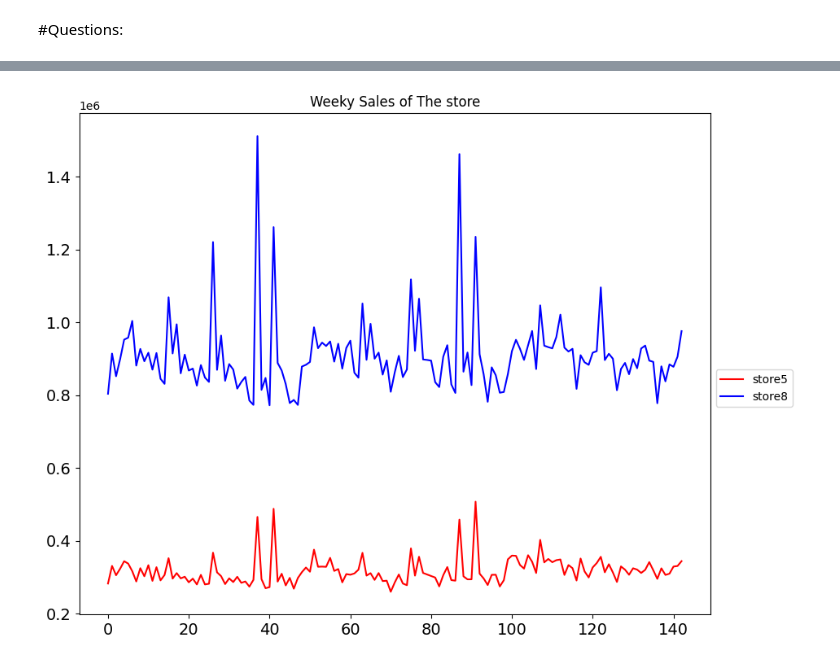
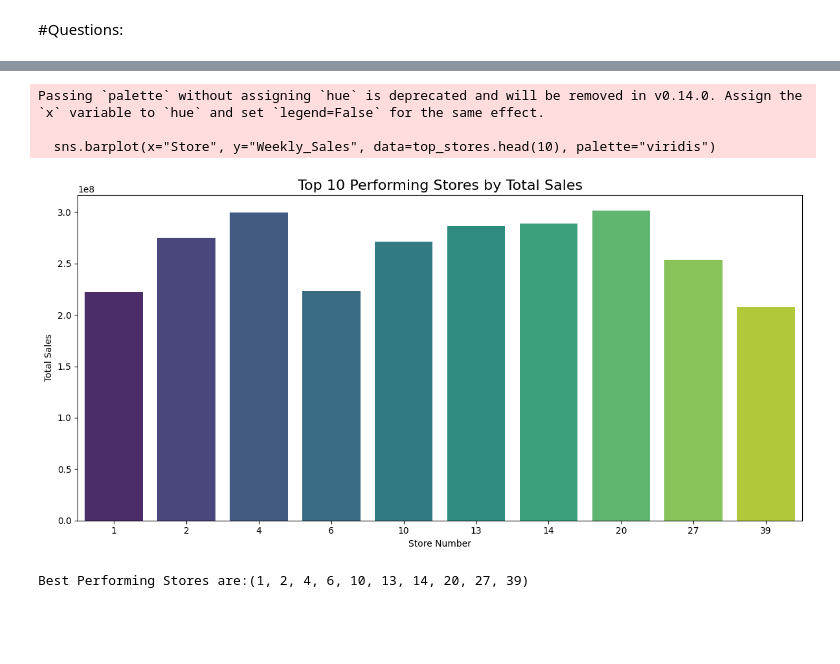
Before and after one commit to karanbhatt1/MachineLearning, a Jupyter notebook: Wallmart.ipynb, the cells around one changed output, grey strips where cells are left out. Cells and saved outputs as stored; diff of their text form; code cells hidden in the pictures; blank space fills up the shorter version.

```diff
--- a/Wallmart.ipynb
+++ b/Wallmart.ipynb
@@ -22,5 +34,4 @@ import matplotlib.pyplot as plt
 import seaborn as sns
 # %%
 # reading the dataset
-
-data_set = pd.read_csv("/content/drive/MyDrive/Dataset/Walmart DataSet.csv")
+data_set = pd.read_csv("/content/drive/MyDrive/Datasets/Walmart DataSet.csv")
@@ -58,2 +46,2 @@ data_set.tail()
 # %%
-data_set["Date"] = pd.to_datetime(data_set["Date"],format="%d-%M-%Y")
+data_set["Date"] = pd.to_datetime(data_set["Date"],format="%d-%m-%Y")
@@ -232,8 +210,0 @@ plt.show()
-# %%
-# ploting week_sales on each date to analyze the trend, seasonality or patern
-graph = store5["Weekly_Sales"].plot(figsize=(10,8),title='Weeky Sales of The store',fontsize=14, color='red',label='store5')
-graph.plot(store8["Weekly_Sales"],color="blue",label='store8')
-plt.legend(loc='best', bbox_to_anchor=(1, 0.5))
-plt.show()
-# %% [output]
-[figure, removed]
@@ -248,0 +211,24 @@ sales.dtypes
+# %%
+"""5"""
+
+# Top performing stores according to the historical data.
+
+"""ANS:"""
+
+top_stores = data_set.groupby("Store")["Weekly_Sales"].sum().reset_index()
+top_stores = top_stores.sort_values(by="Weekly_Sales", ascending=False).reset_index(drop=True)
+plt.figure(figsize=(12, 6))
+sns.barplot(x="Store", y="Weekly_Sales", data=top_stores.head(10), palette="viridis")
+plt.title("Top 10 Performing Stores by Total Sales", fontsize=16)
+plt.xlabel("Store Number")
+plt.ylabel("Total Sales")
+plt.tight_layout()
+plt.show()
+
+print(f"Best Performing Stores are:{1,2,4,6,10,13,14,20,27,39}")
+# %% [output]
+Passing `palette` without assigning `hue` is deprecated and will be removed in v0.14.0. Assign the `x` variable to `hue` and set `legend=False` for the same effect.
+
+  sns.barplot(x="Store", y="Weekly_Sales", data=top_stores.head(10), palette="viridis")
+[figure, added]
+Best Performing Stores are:(1, 2, 4, 6, 10, 13, 14, 20, 27, 39)
```
Also changed, not shown: parts of 92 cells of this notebook.
